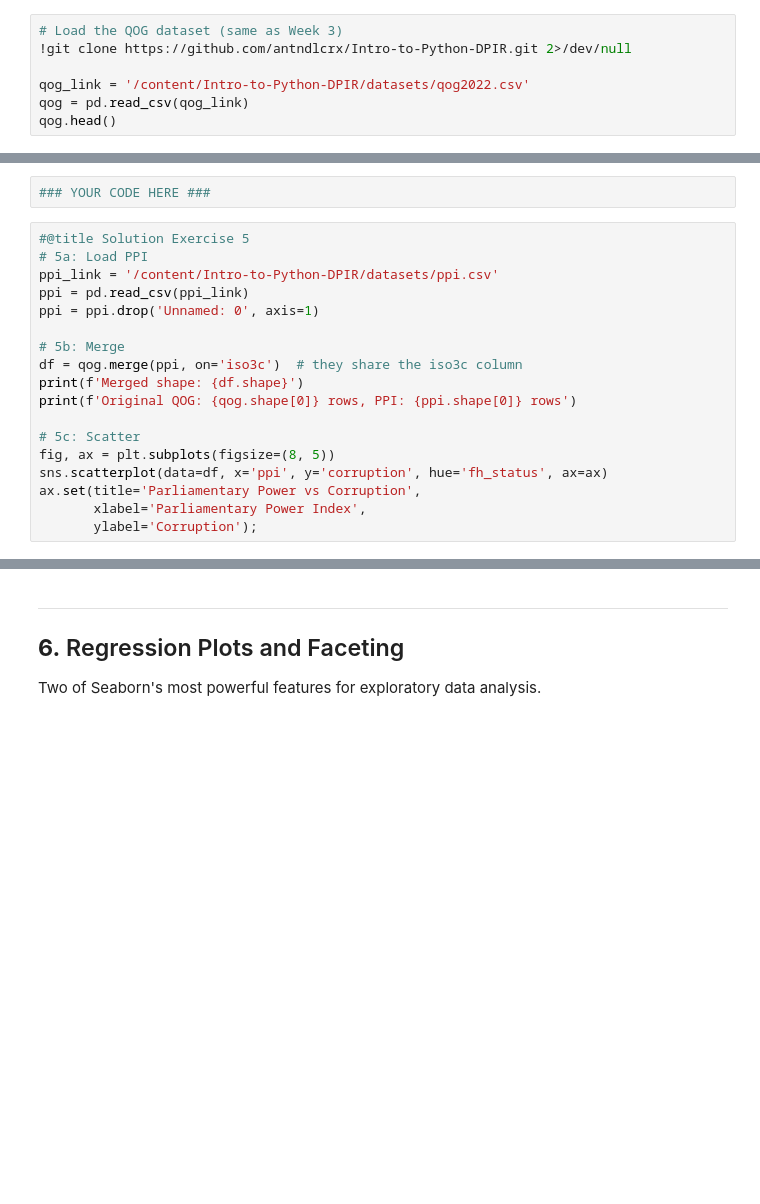
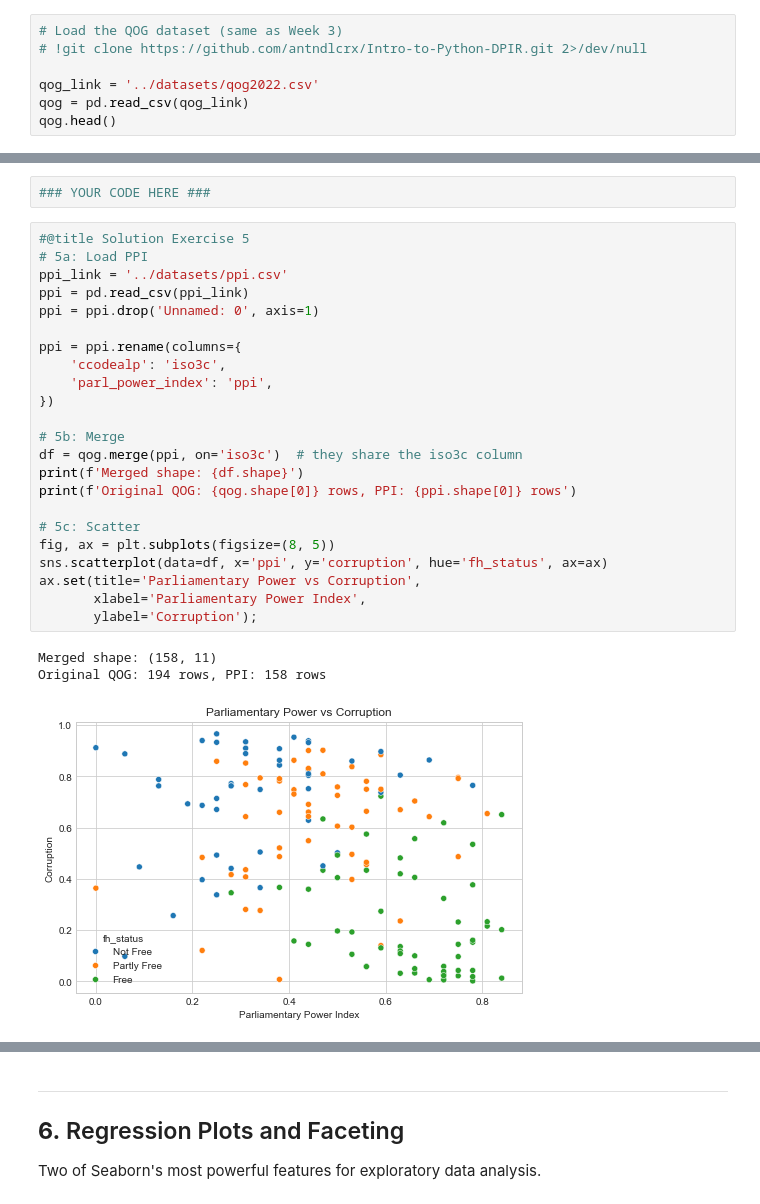
Before and after one commit to antndlcrx/Intro-to-Python-DPIR, a Jupyter notebook: Week 4/W4_visualisations_refined.ipynb, the cells around one changed output, grey strips where cells are left out. Drawn from its saved outputs; the diff is of its cells as text; blank space fills up the shorter version.

```diff
--- a/Week 4/W4_visualisations_refined.ipynb
+++ b/Week 4/W4_visualisations_refined.ipynb
@@ -50,8 +50,8 @@ import numpy as np
 import pandas as pd
 # %%
 # Load the QOG dataset (same as Week 3)
-!git clone https://github.com/antndlcrx/Intro-to-Python-DPIR.git 2>/dev/null
+# !git clone https://github.com/antndlcrx/Intro-to-Python-DPIR.git 2>/dev/null
 
-qog_link = '/content/Intro-to-Python-DPIR/datasets/qog2022.csv'
+qog_link = '../datasets/qog2022.csv'
 qog = pd.read_csv(qog_link)
 qog.head()
@@ -558,21 +602,30 @@ ppi = ppi.drop('Unnamed: 0', axis=1)
 # %%
 #@title Solution Exercise 5
 # 5a: Load PPI
-ppi_link = '/content/Intro-to-Python-DPIR/datasets/ppi.csv'
+ppi_link = '../datasets/ppi.csv'
 ppi = pd.read_csv(ppi_link)
 ppi = ppi.drop('Unnamed: 0', axis=1)
+
+ppi = ppi.rename(columns={
+    'ccodealp': 'iso3c',
+    'parl_power_index': 'ppi',
+})
 
 # 5b: Merge
 df = qog.merge(ppi, on='iso3c')  # they share the iso3c column
 print(f'Merged shape: {df.shape}')
 print(f'Original QOG: {qog.shape[0]} rows, PPI: {ppi.shape[0]} rows')
 
 # 5c: Scatter
 fig, ax = plt.subplots(figsize=(8, 5))
 sns.scatterplot(data=df, x='ppi', y='corruption', hue='fh_status', ax=ax)
 ax.set(title='Parliamentary Power vs Corruption',
        xlabel='Parliamentary Power Index',
        ylabel='Corruption');
+# %% [output]
+Merged shape: (158, 11)
+Original QOG: 194 rows, PPI: 158 rows
+[figure, added]
 # %%
 #@title Solution Exercise 5 (continued)
 # 5d: Boxplot
```
Also changed, not shown: parts of 20 cells of this notebook.
